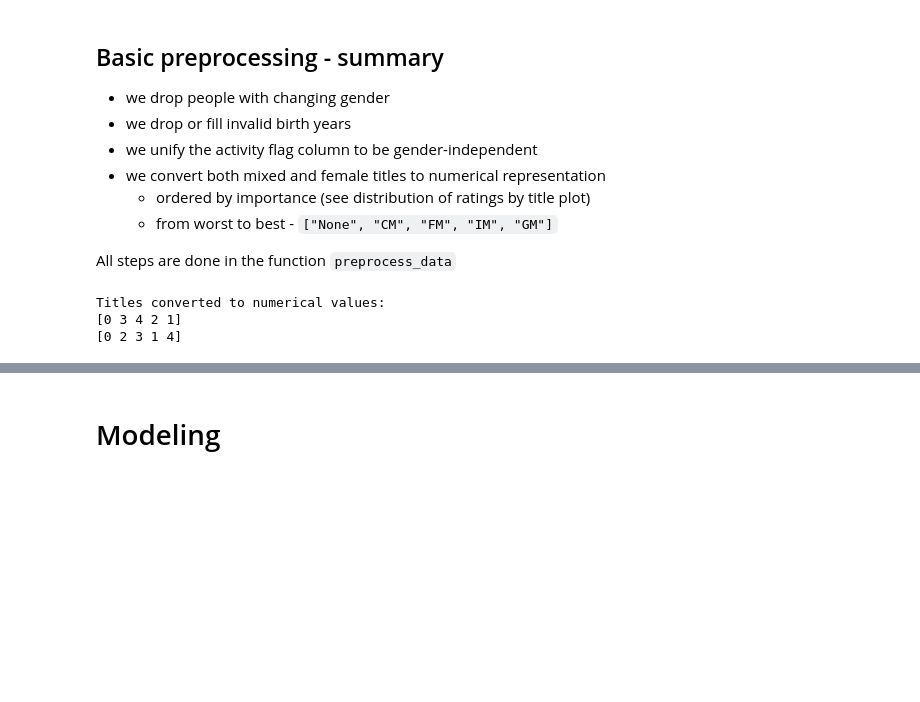
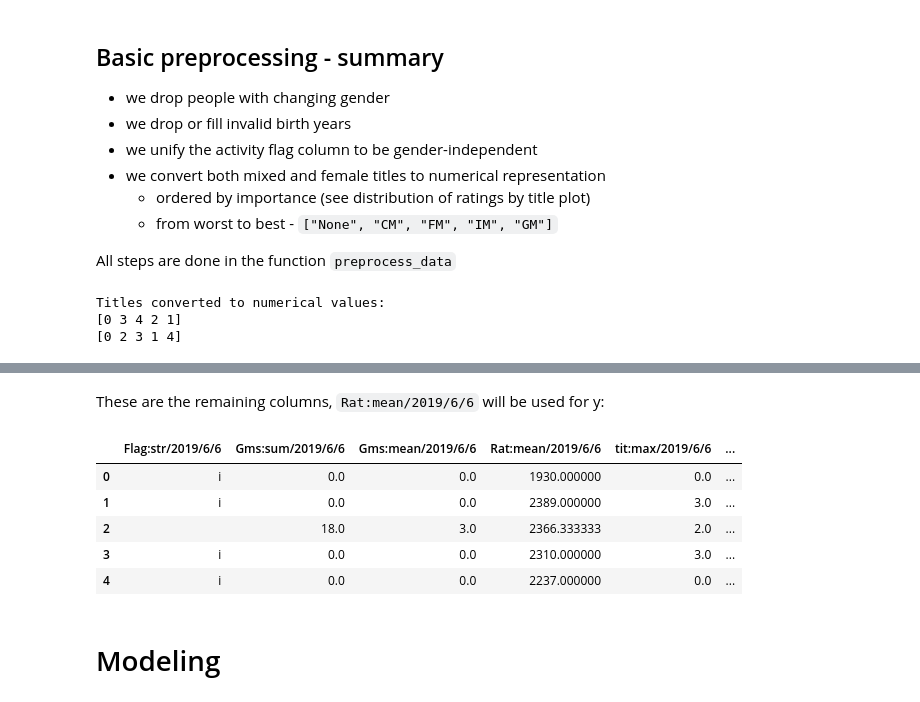
Before and after one commit to gabikadlecova/ds_report, a Jupyter notebook: report_final.ipynb, the cells around one changed output, grey strips where cells are left out. Drawn from its saved outputs; the diff is of its cells as text; code cells hidden in the pictures; blank space fills up the shorter version.

```diff
--- a/report_final.ipynb
+++ b/report_final.ipynb
@@ -271,3 +399,14 @@ Titles converted to numerical values:
+# %% [markdown]
+These are the remaining columns, `Rat:mean/2019/6/6` will be used for y:
+# %%
+data[1].head()
+# %% [output]
+|  | Flag:str/2019/6/6 | Gms:sum/2019/6/6 | Gms:mean/2019/6/6 | Rat:mean/2019/6/6 | tit:max/2019/6/6 | ... |
+| 0 | i | 0.0 | 0.0 | 1930.000000 | 0.0 | ... |
+| 1 | i | 0.0 | 0.0 | 2389.000000 | 3.0 | ... |
+| 2 |  | 18.0 | 3.0 | 2366.333333 | 2.0 | ... |
+| 3 | i | 0.0 | 0.0 | 2310.000000 | 3.0 | ... |
+| 4 | i | 0.0 | 0.0 | 2237.000000 | 0.0 | ... |
 # %% [markdown]
 # Modeling
 # %% [markdown]
```
Also changed, not shown: parts of 10 cells of this notebook.
